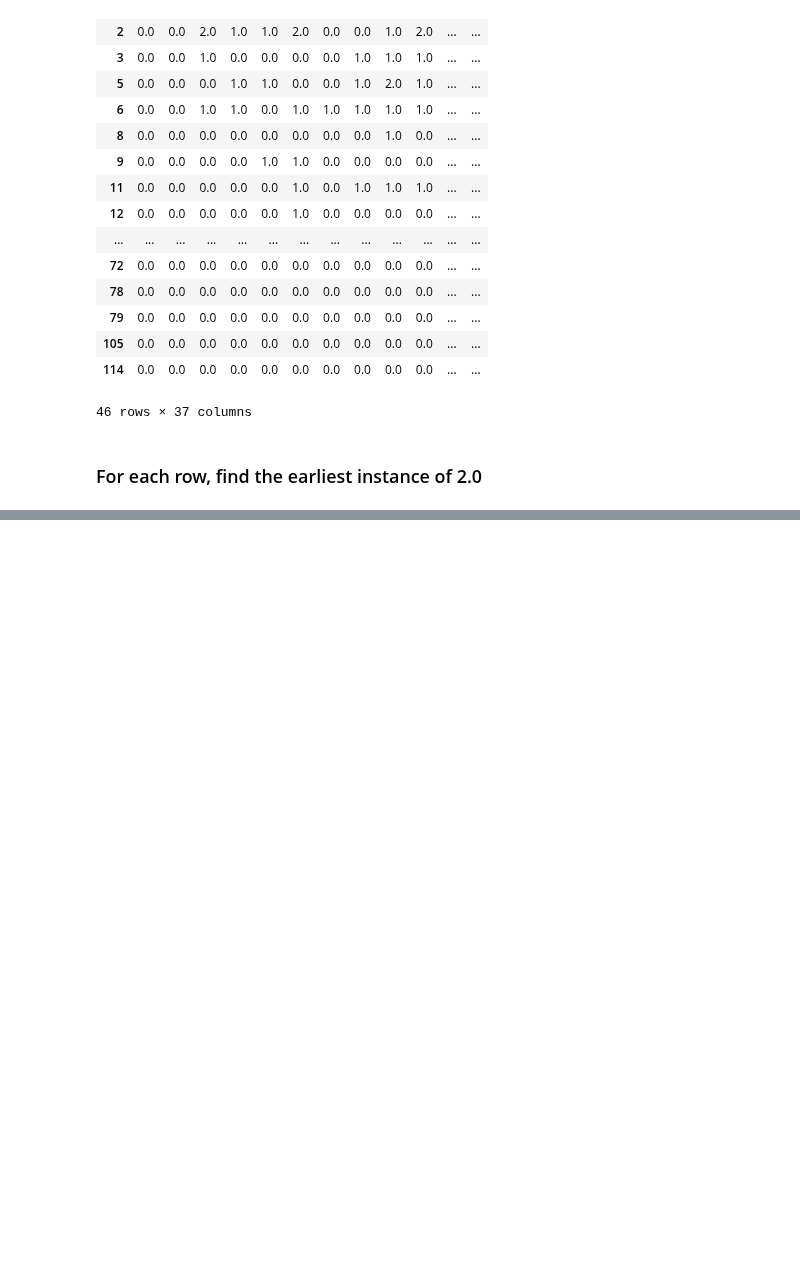
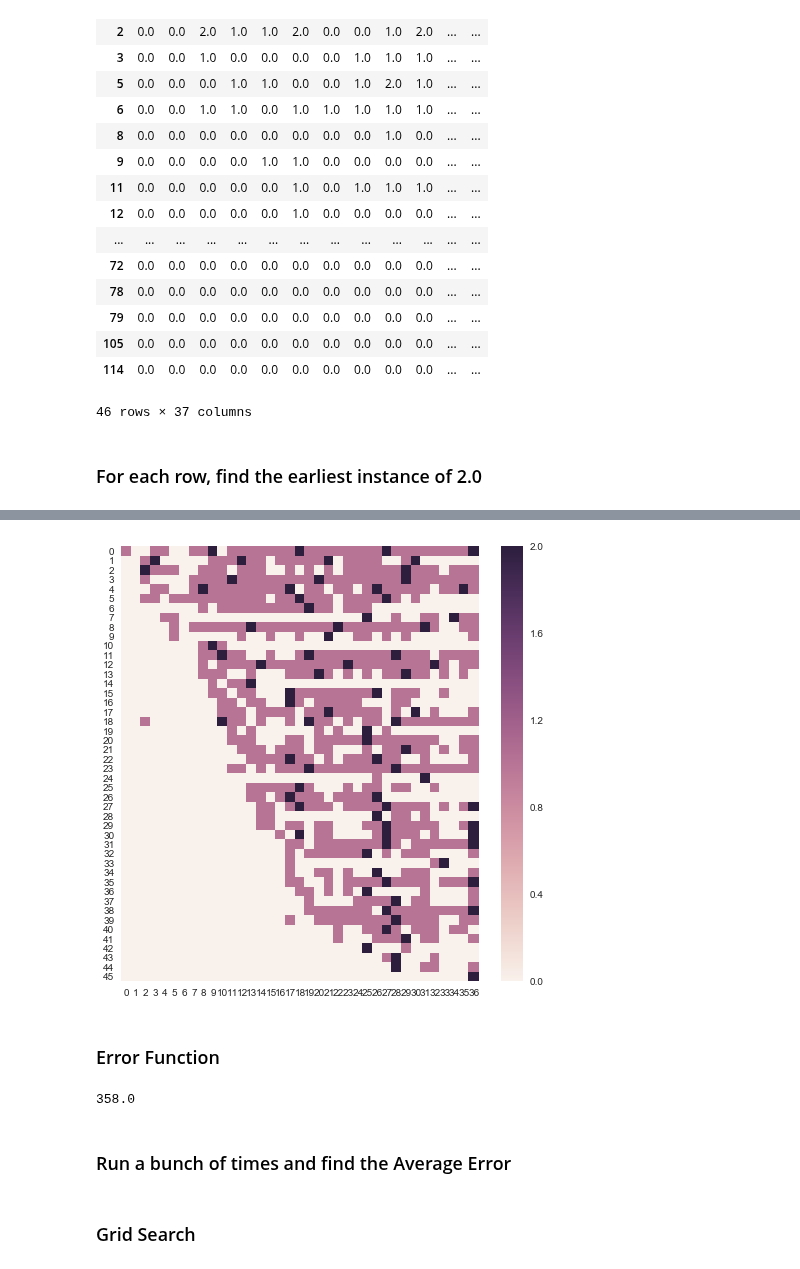
Before and after one commit to Edderic/mics-whales, a Jupyter notebook: mics-whales.ipynb, the cells around one changed output, grey strips where cells are left out. Saved outputs shown, nothing was run; the diff lists cells and outputs as text; code cells hidden in the pictures; blank space fills up the shorter version.

Commit message:
do grid-search on parameters

```diff
--- a/mics-whales.ipynb
+++ b/mics-whales.ipynb
@@ -256,0 +355,6 @@ unprocessed_data
+# %%
+plot_fake_data(binomial_n=9, binomial_p=1)
+# %% [output]
+[figure, added]
+# %% [markdown]
+### Error Function
@@ -256,0 +364,6 @@ unprocessed_data
+# %%
+error(fake_data, rows_with_observed_births)
+# %% [output]
+358.0
+# %% [markdown]
+### Run a bunch of times and find the Average Error
@@ -256,0 +387,2 @@ unprocessed_data
+# %% [markdown]
+### Grid Search
```
Also changed, not shown: parts of 24 cells of this notebook.
